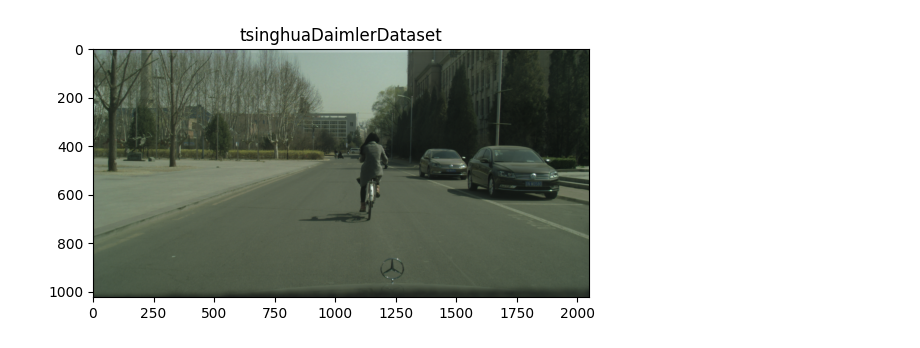
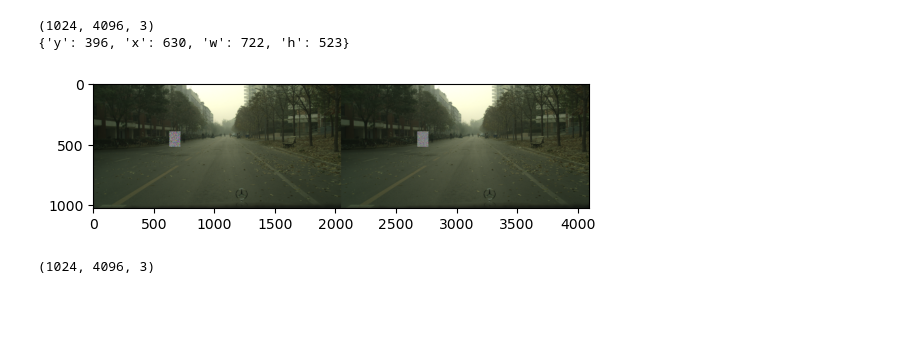
Before and after one commit to CamilleChallier/LSP5_compost, a Jupyter notebook: data_preprocessing/create_data.ipynb, the cells around one changed output. Drawn from its saved outputs; the diff is of its cells as text; code cells hidden in the pictures; blank space fills up the shorter version.

```diff
--- a/data_preprocessing/create_data.ipynb
+++ b/data_preprocessing/create_data.ipynb
@@ -28,26 +29,28 @@ def create_bbox(path) :
                 json.dump(bbox, outfile)
 create_bbox(path)
 # %%
-plt.title("tsinghuaDaimlerDataset")
-fig, (ax1, ax2) = plt.subplots(1, 2)
+image = mpimg.imread("tsinghuaDaimlerDataset/images_aligned/images/train/tsinghuaDaimlerDataset_2014-11-20_074640_000000000_leftImg8bit.png")
+plt.imshow(image)
+print(image.shape)
 
-image = mpimg.imread("tsinghuaDaimlerDataset/images_train/tsinghuaDaimlerDataset_2015-03-24_041424_000021631_leftImg8bit.png")
-
-with open(path+"/bbox2/"+"tsinghuaDaimlerDataset_2015-03-24_041424_000021631_leftImg8bit.json" ) as json_file:
+with open("tsinghuaDaimlerDataset/images_aligned/bbox/train/tsinghuaDaimlerDataset_2014-11-20_074640_000000000_leftImg8bit.json" ) as json_file:
     bbox = json.load(json_file)
 print(bbox)
 
 roi = image[bbox["y"]:bbox["h"], bbox["x"]:bbox["w"]]
 noise = np.random.randint(0, 2, roi.shape, dtype=np.uint8)
 image_noise = image
 image_noise[bbox["y"]:bbox["h"], bbox["x"]:bbox["w"]] = noise
 
-fig, (ax1, ax2) = plt.subplots(1, 2)
-ax1.imshow(image)
-ax2.imshow(image_noise)
+plt.imshow(image_noise)
 plt.show()
+
+print(image.shape)
 # %% [output]
+(1024, 4096, 3)
+{'y': 396, 'x': 630, 'w': 722, 'h': 523}
-[figure, old version]
+[figure, new version]
+(1024, 4096, 3)
 # %%
 def replace_plastics_with_noise(path_images, path_bounding_boxes):
     # Iterate over the bounding boxes
```
Also changed, not shown: parts of 3 cells of this notebook, 3 other files.
